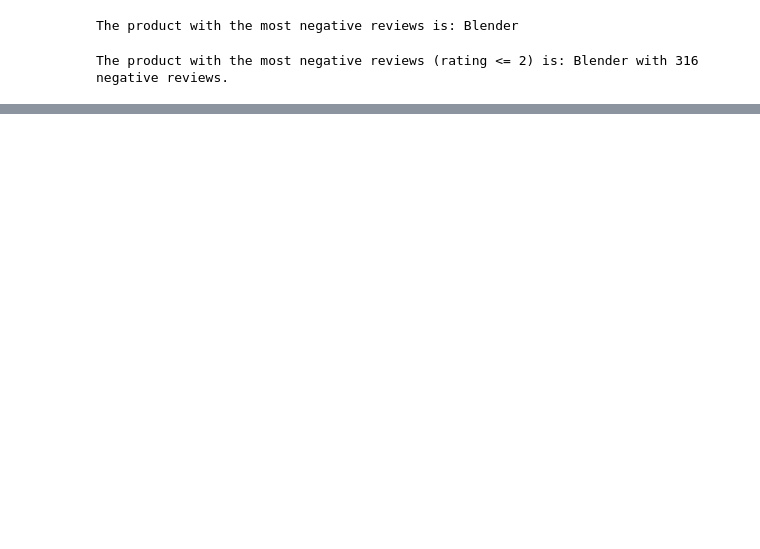
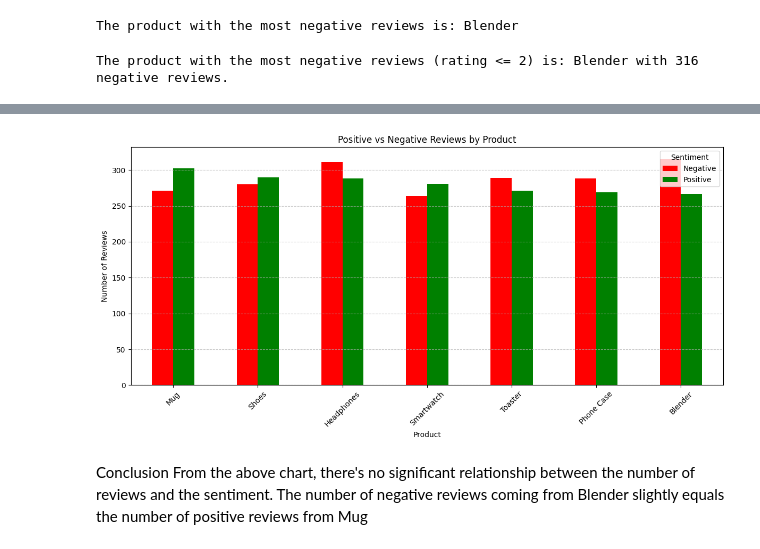
Before and after one commit to Fred-akoh/School-of-Statisticians, a Jupyter notebook: School_of_Statisticians_Wk_5_Assessment.ipynb, the cells around one changed output, grey strips where cells are left out. Drawn from its saved outputs; the diff is of its cells as text; code cells hidden in the pictures; blank space fills up the shorter version.

```diff
--- a/School_of_Statisticians_Wk_5_Assessment.ipynb
+++ b/School_of_Statisticians_Wk_5_Assessment.ipynb
@@ -161,0 +245,29 @@ plt.show()
+# %%
+import matplotlib.pyplot as plt
+
+#Bar Plot to show the Review by Sentiment
+sentiment_df = my_data[my_data['sentiment'].isin(['Positive', 'Negative'])]
+
+# Counting reviews per product and sentiment
+sentiment_counts = sentiment_df.groupby(['product', 'sentiment']).size().unstack(fill_value=0)
+
+# Plotting a grouped bar chart
+sentiment_counts = sentiment_counts.sort_values(by='Positive', ascending=False)  # optional: sort by positive
+
+# Plot
+ax = sentiment_counts.plot(kind='bar', figsize=(12, 6),
+                           color={'Positive': 'green', 'Negative': 'red'})
+
+plt.title('Positive vs Negative Reviews by Product')
+plt.xlabel('Product')
+plt.ylabel('Number of Reviews')
+plt.xticks(rotation=45)
+plt.legend(title='Sentiment')
+plt.grid(axis='y', linestyle='--', alpha=0.7)
+plt.tight_layout()
+plt.show()
+# %% [output]
+[figure, added]
+# %% [markdown]
+Conclusion
+From the above chart, there's no significant relationship between the number of reviews and the sentiment. The number of negative reviews coming from Blender slightly equals the number of positive reviews from Mug
```
Also changed, not shown: parts of 18 cells of this notebook.
